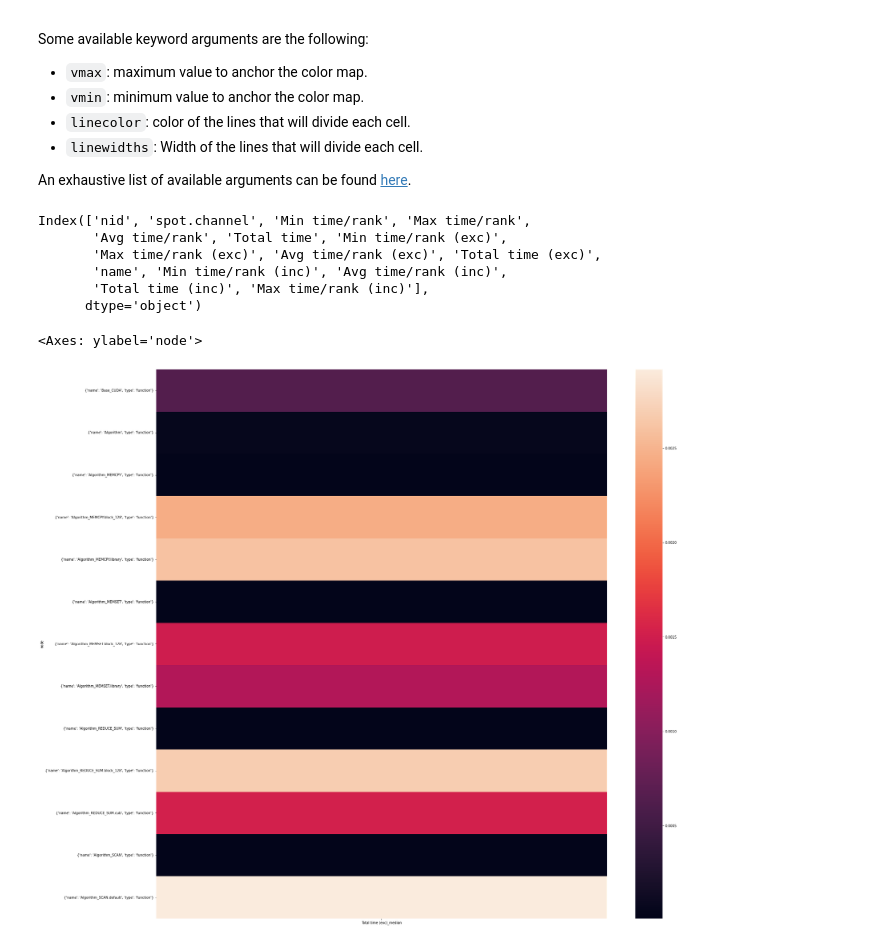
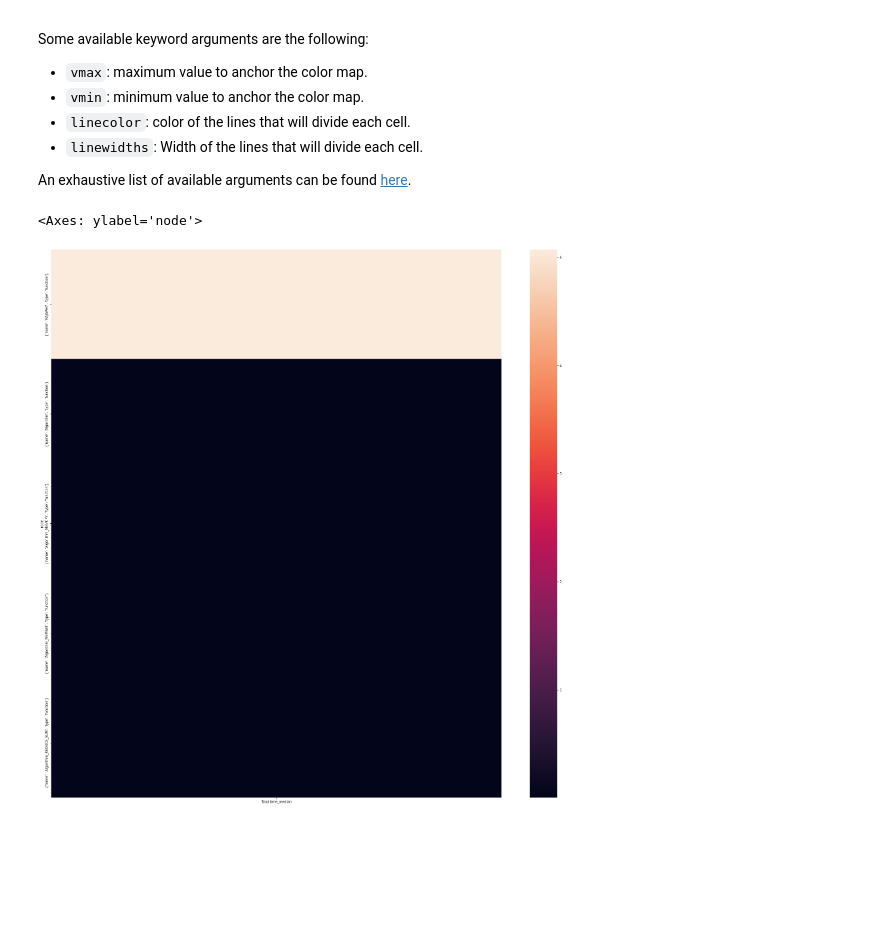
Before and after one commit to LLNL/thicket, a Jupyter notebook: docs/thicket_tutorial.ipynb, the cells around one changed output. Saved outputs shown, nothing was run; the diff lists cells and outputs as text; code cells hidden in the pictures; blank space fills up the shorter version.

Commit message:
update thicket_tutorial with new RAJAPerf data files for docs

```diff
--- a/docs/thicket_tutorial.ipynb
+++ b/docs/thicket_tutorial.ipynb
@@ -34,10 +34,15 @@ For this notebook, we select profiles generated on Lawrence Livermore National L
 # %%
-lassen1 = [f"../data/lassen/XL_BaseCuda_01048576_0{x}.cali" for x in range(1, 4)]
-lassen2 = [f"../data/lassen/XL_BaseCuda_04194304_01.cali"]
+problem_sizes = ["1048576",
+                 "2097152",
+                 "4194304",
+                 "8388608",
+                ]
+lassen1 = [f"../data/lassen/clang10.0.1_nvcc10.2.89_{x}/Base_CUDA-block_128.cali" for x in problem_sizes]
+lassen2 = [f"../data/lassen/clang10.0.1_nvcc10.2.89_1048576/Base_CUDA-block_256.cali"]
 
 # generate thicket(s)
 th_lassen = tt.Thicket.from_caliperreader(lassen1)
-th_obj = tt.Thicket.from_caliperreader(lassen1+lassen2)
+th_obj = tt.Thicket.from_caliperreader(lassen1 + lassen2)
 # %% [markdown]
 ## 3. More Information on a Function
 
@@ -491,19 +487,10 @@ Some available keyword arguments are the following:
 * `linewidths`: Width of the lines that will divide each cell.
 
 An exhaustive list of available arguments can be found [here](https://seaborn.pydata.org/generated/seaborn.heatmap.html).
-# %%
-th_algorithm_ex1.dataframe.columns
-# %% [output]
-Index(['nid', 'spot.channel', 'Min time/rank', 'Max time/rank',
-       'Avg time/rank', 'Total time', 'Min time/rank (exc)',
-       'Max time/rank (exc)', 'Avg time/rank (exc)', 'Total time (exc)',
-       'name', 'Min time/rank (inc)', 'Avg time/rank (inc)',
-       'Total time (inc)', 'Max time/rank (inc)'],
-      dtype='object')
 # %%
 plt.figure(figsize=(30, 30))
-metrics = ["Total time (exc)_median"]
+metrics = ["Total time_median"]
 tt.display_heatmap(th_algorithm_ex1, columns=metrics)
 # %% [output]
 <Axes: ylabel='node'>
-[figure, old version]
+[figure, new version]
```
Also changed, not shown: parts of 32 cells of this notebook, 3 other files.
